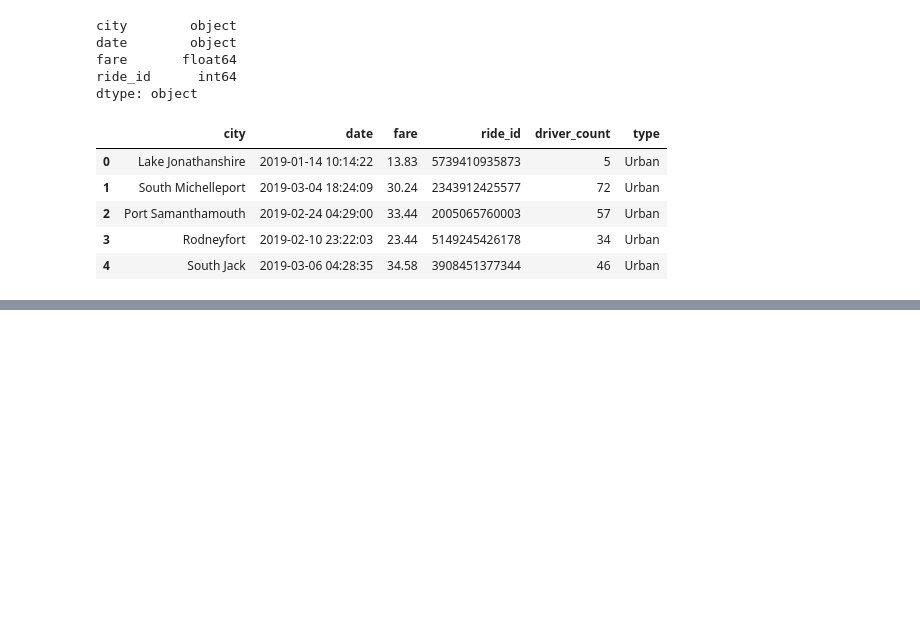
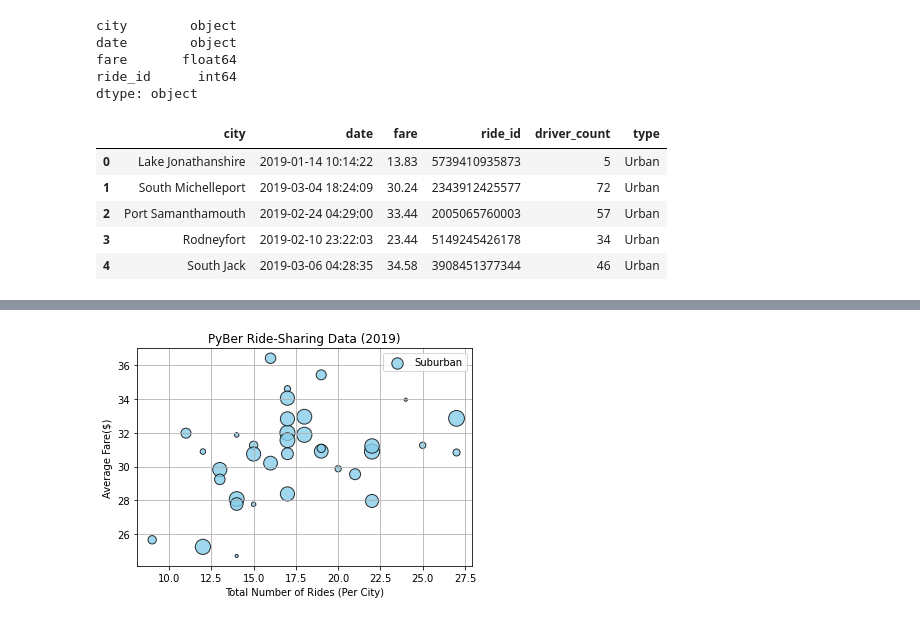
Before and after one commit to npantfoerder/PyBer-analysis, a Jupyter notebook: PyBer.ipynb, the cells around one changed output, grey strips where cells are left out. Cells and saved outputs as stored; diff of their text form; code cells hidden in the pictures; blank space fills up the shorter version.

```diff
--- a/PyBer.ipynb
+++ b/PyBer.ipynb
@@ -129,0 +217,18 @@ pyber_data_df.head()
+# %%
+# Create a scatter plot for suburban cities
+plt.scatter(suburban_ride_count, suburban_avg_fare, color="skyblue",
+            s=10*suburban_driver_count, edgecolor='k', linewidths=1,
+            alpha=0.8, label="Suburban")
+
+# Add a title and axes labels
+plt.title("PyBer Ride-Sharing Data (2019)")
+plt.xlabel("Total Number of Rides (Per City)")
+plt.ylabel("Average Fare($)")
+
+# Add the legend and grid
+plt.legend()
+plt.grid(True)
+
+plt.show()
+# %% [output]
+[figure, added]
```
Also changed, not shown: parts of 8 cells of this notebook, 1 other file.
